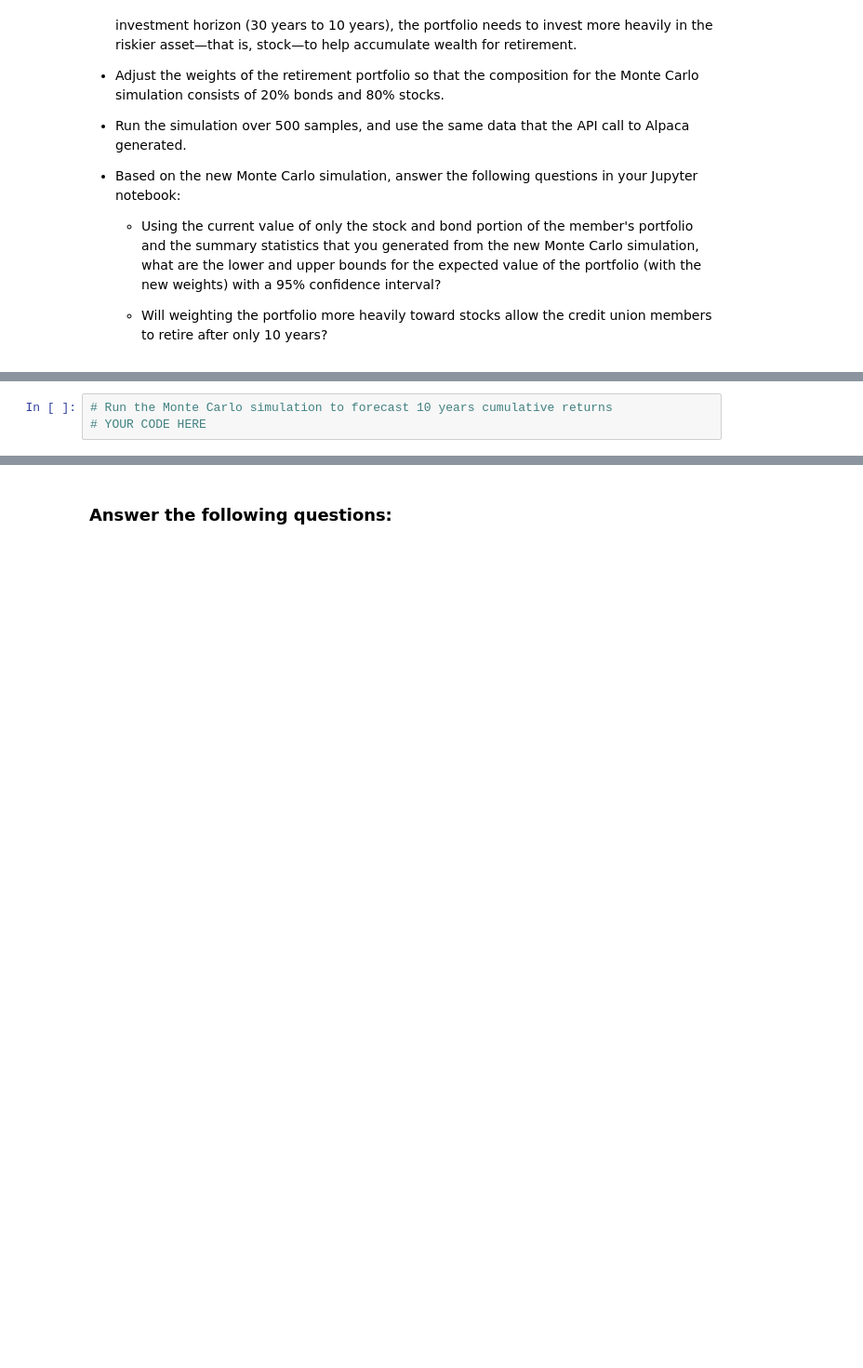
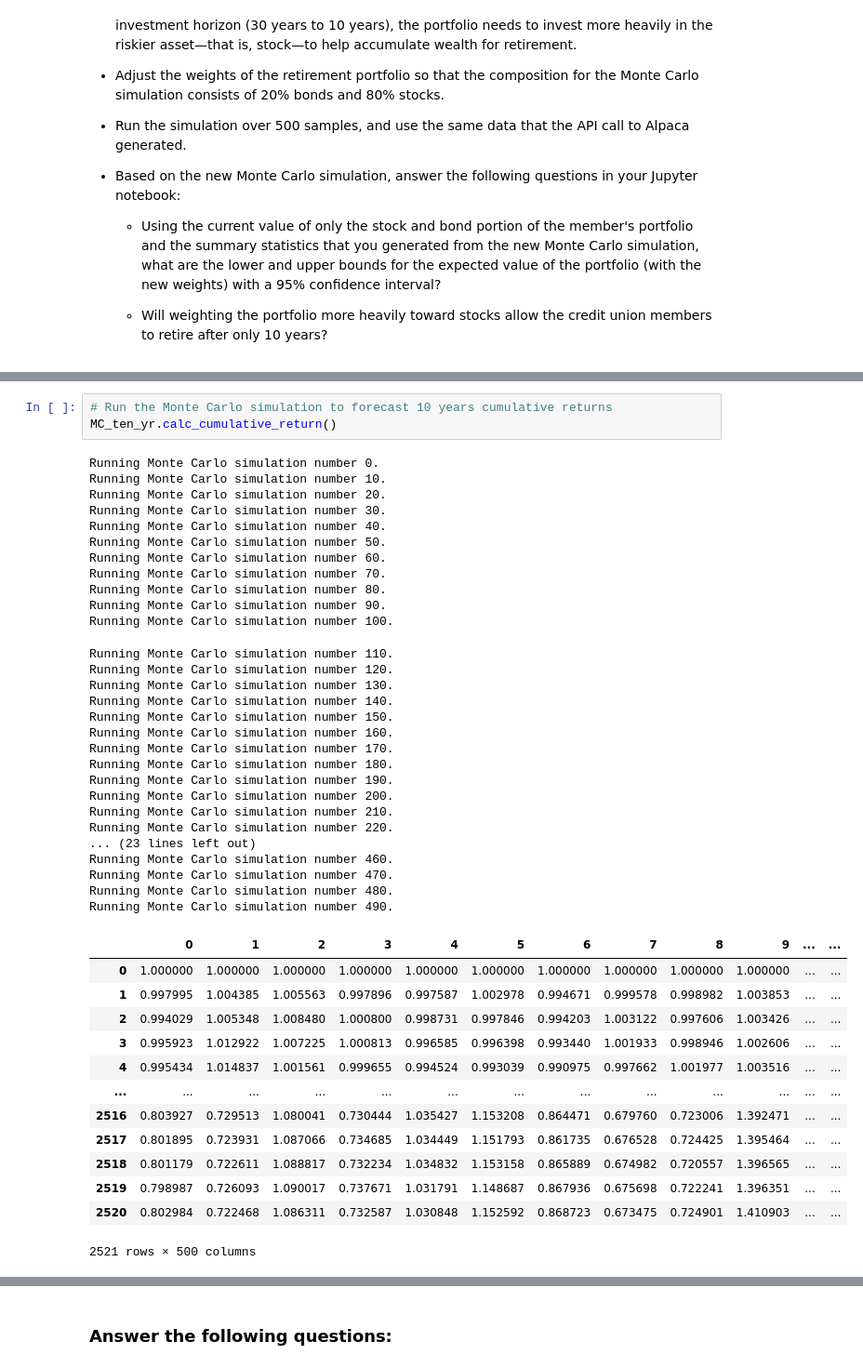
Before and after one commit to zvahidy/Financial-Planning, a Jupyter notebook: financial_planning_tools.ipynb, the cells around one changed output, grey strips where cells are left out. Shown at 93% size. Drawn from its saved outputs; the diff is of its cells as text; blank space fills up the shorter version.

```diff
--- a/financial_planning_tools.ipynb
+++ b/financial_planning_tools.ipynb
@@ -630,6 +643,48 @@ For this new Monte Carlo simulation, do the following:
 # %%
 # Run the Monte Carlo simulation to forecast 10 years cumulative returns
-# YOUR CODE HERE
+MC_ten_yr.calc_cumulative_return()
+# %% [output]
+Running Monte Carlo simulation number 0.
+Running Monte Carlo simulation number 10.
+Running Monte Carlo simulation number 20.
+Running Monte Carlo simulation number 30.
+Running Monte Carlo simulation number 40.
+Running Monte Carlo simulation number 50.
+Running Monte Carlo simulation number 60.
+Running Monte Carlo simulation number 70.
+Running Monte Carlo simulation number 80.
+Running Monte Carlo simulation number 90.
+Running Monte Carlo simulation number 100.
+Running Monte Carlo simulation number 110.
+Running Monte Carlo simulation number 120.
+Running Monte Carlo simulation number 130.
+Running Monte Carlo simulation number 140.
+Running Monte Carlo simulation number 150.
+Running Monte Carlo simulation number 160.
+Running Monte Carlo simulation number 170.
+Running Monte Carlo simulation number 180.
+Running Monte Carlo simulation number 190.
+Running Monte Carlo simulation number 200.
+Running Monte Carlo simulation number 210.
+Running Monte Carlo simulation number 220.
+... (23 lines left out)
+Running Monte Carlo simulation number 460.
+Running Monte Carlo simulation number 470.
+Running Monte Carlo simulation number 480.
+Running Monte Carlo simulation number 490.
+|  | 0 | 1 | 2 | 3 | 4 | 5 | 6 | 7 | 8 | 9 | ... | ... |
+| 0 | 1.000000 | 1.000000 | 1.000000 | 1.000000 | 1.000000 | 1.000000 | 1.000000 | 1.000000 | 1.000000 | 1.000000 | ... | ... |
+| 1 | 0.997995 | 1.004385 | 1.005563 | 0.997896 | 0.997587 | 1.002978 | 0.994671 | 0.999578 | 0.998982 | 1.003853 | ... | ... |
+| 2 | 0.994029 | 1.005348 | 1.008480 | 1.000800 | 0.998731 | 0.997846 | 0.994203 | 1.003122 | 0.997606 | 1.003426 | ... | ... |
+| 3 | 0.995923 | 1.012922 | 1.007225 | 1.000813 | 0.996585 | 0.996398 | 0.993440 | 1.001933 | 0.998946 | 1.002606 | ... | ... |
+| 4 | 0.995434 | 1.014837 | 1.001561 | 0.999655 | 0.994524 | 0.993039 | 0.990975 | 0.997662 | 1.001977 | 1.003516 | ... | ... |
+| ... | ... | ... | ... | ... | ... | ... | ... | ... | ... | ... | ... | ... |
+| 2516 | 0.803927 | 0.729513 | 1.080041 | 0.730444 | 1.035427 | 1.153208 | 0.864471 | 0.679760 | 0.723006 | 1.392471 | ... | ... |
+| 2517 | 0.801895 | 0.723931 | 1.087066 | 0.734685 | 1.034449 | 1.151793 | 0.861735 | 0.676528 | 0.724425 | 1.395464 | ... | ... |
+| 2518 | 0.801179 | 0.722611 | 1.088817 | 0.732234 | 1.034832 | 1.153158 | 0.865889 | 0.674982 | 0.720557 | 1.396565 | ... | ... |
+| 2519 | 0.798987 | 0.726093 | 1.090017 | 0.737671 | 1.031791 | 1.148687 | 0.867936 | 0.675698 | 0.722241 | 1.396351 | ... | ... |
+| 2520 | 0.802984 | 0.722468 | 1.086311 | 0.732587 | 1.030848 | 1.152592 | 0.868723 | 0.673475 | 0.724901 | 1.410903 | ... | ... |
+2521 rows × 500 columns
 # %%
 # Visualize the 10-year Monte Carlo simulation by creating an
 # overlay line plot
```
Also changed, not shown: parts of 9 cells of this notebook.
